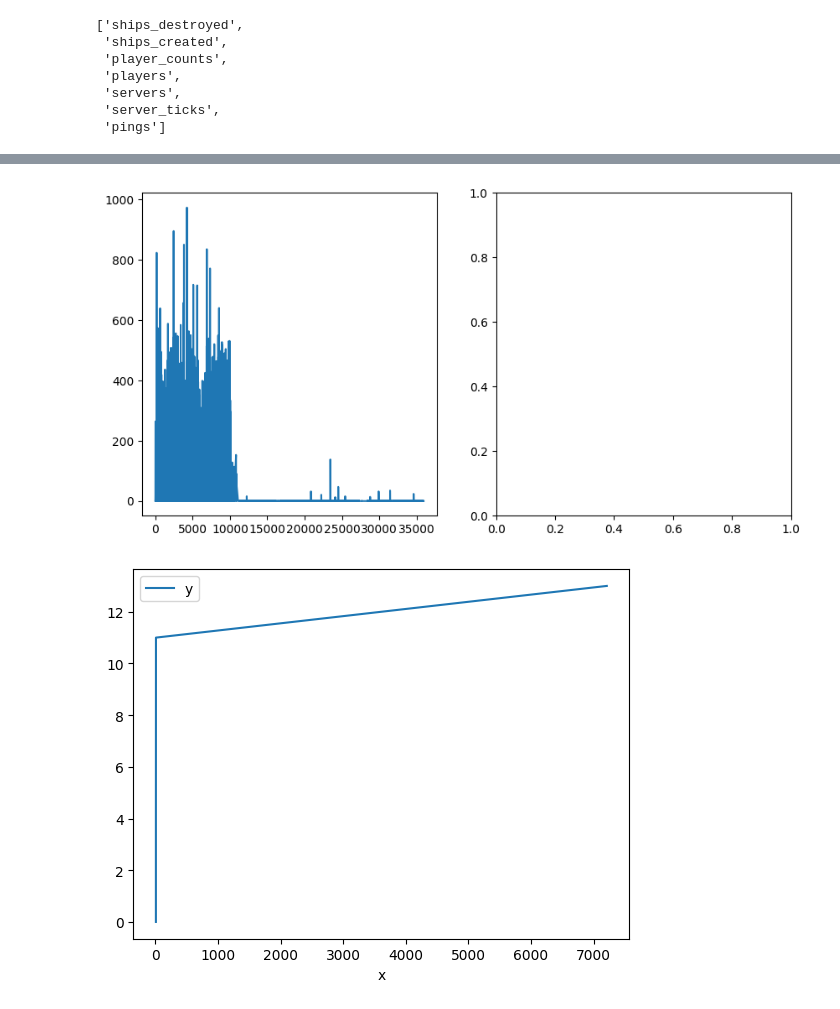
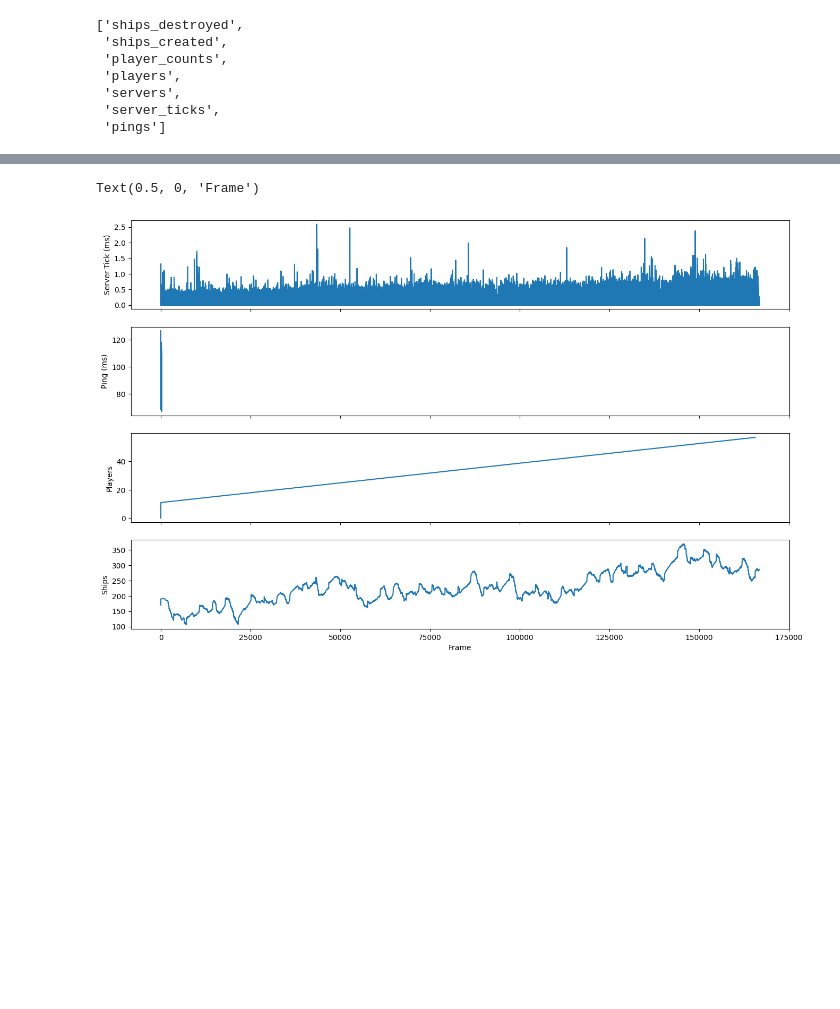
Before and after one commit to GDX64/rust-game, a Jupyter notebook: benchmarks/main.ipynb, the cells around one changed output, grey strips where cells are left out. Saved outputs shown, nothing was run; the diff lists cells and outputs as text; code cells hidden in the pictures; blank space fills up the shorter version.

Commit message:
ping is weird

```diff
--- a/benchmarks/main.ipynb
+++ b/benchmarks/main.ipynb
@@ -28,6 +28,18 @@ def plot_statement(s: str):
     ## now plot
     plt.plot(df)
     plt.show()
+# %%
+def ships_over_frame():
+  result = statement_to_df("""
+    with combined as (select * from (select frame, 1 as val from ships_created
+    union all
+    select frame, -1 as val from ships_destroyed)
+    order by frame
+  )
+
+  select x, sum(y) over (order by x) as y from (select frame as x, sum(val) as y from combined group by frame);
+  """)
+  return result
 # %%
 get_tables()
 # %% [output]
@@ -50,14 +53,22 @@ statement_to_df("select * from server_ticks").head()
 # %%
-plt.figure(figsize=(10,5))
-plt.subplot(1, 2, 1)
-ticks = statement_to_df("select tick as x, micros_elapsed as y from server_ticks")
-plt.plot(ticks["x"], ticks["y"])
-plt.subplot(1, 2, 2)
+fig, axes = plt.subplots(4, 1, figsize=(16,10), sharex = True)
+ticks = statement_to_df("select tick as x, micros_elapsed / 1000.0 as y from server_ticks")
+axes[0].plot(ticks["x"], ticks["y"], )
+axes[0].set_ylabel("Server Tick (ms)")
+
+pings = statement_to_df("select tick as x, micros/1000.0 as y from pings")
+axes[1].plot(pings["x"], pings["y"])
+axes[1].set_ylabel("Ping (ms)")
+
 player_counts = statement_to_df("select tick as x, count as y from player_counts")
-plt.plot(player_counts["x"], player_counts["y"])
-# statement_to_df("select id as x, micros as y from pings").plot("x", "y")
-plt.show()
+axes[2].plot(player_counts["x"], player_counts["y"])
+axes[2].set_ylabel("Players")
+
+ships = ships_over_frame()
+axes[3].plot(ships["x"], ships["y"])
+axes[3].set_ylabel("Ships")
+axes[3].set_xlabel("Frame")
 # %% [output]
+Text(0.5, 0, 'Frame')
-[figure, old version]
+[figure, new version]
-[figure, removed]
 # %%
```
Also changed, not shown: parts of 3 cells of this notebook.
